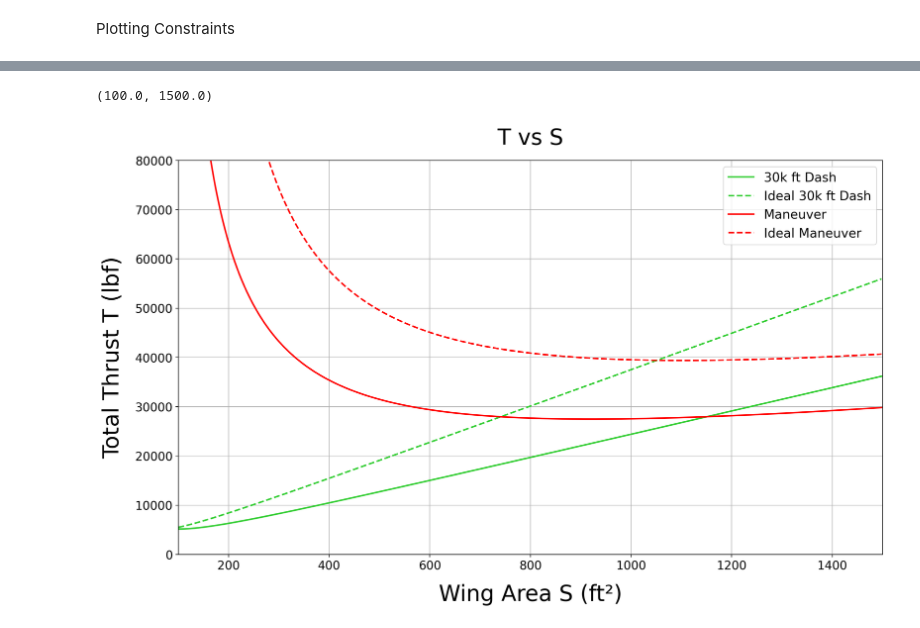
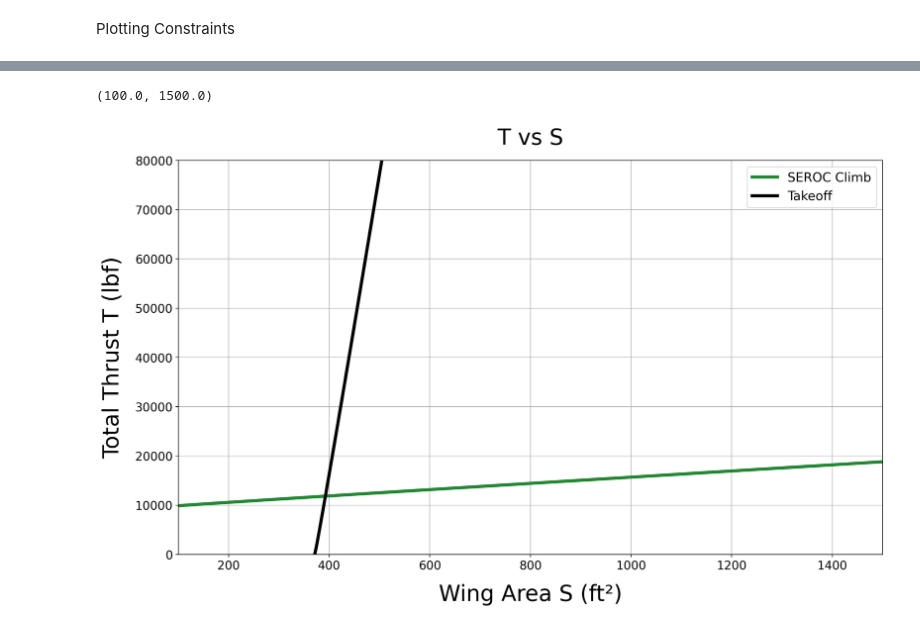
Before and after one commit to kiemurray/EAE130_team9ZALKAS_project, a Jupyter notebook: T-S-diagram.ipynb, the cells around one changed output, grey strips where cells are left out. Cells and saved outputs as stored; diff of their text form; code cells hidden in the pictures.

```diff
--- a/T-S-diagram.ipynb
+++ b/T-S-diagram.ipynb
@@ -641,19 +644,20 @@ fig = plt.figure(figsize=(16,9))
 plt.title('T vs S',fontsize=28, pad = 20)
 plt.xlabel("Wing Area S (ft²)",fontsize=28, labelpad=15)
 plt.ylabel("Total Thrust T (lbf)",fontsize=28, labelpad=15)
-# plt.plot(S_wing_grid, T_cruise, color='blue', linewidth=2, label='Cruise')
-# plt.plot(S_wing_grid, T_SLdash, color='cyan', linewidth=2, label='SL Dash')
+# plt.plot(S_wing_grid, T_cruise, color='#4477AA', linewidth=4, label='Cruise')
+# plt.plot(S_wing_grid, T_SLdash, color='#BBBBBB', linewidth=4, label='SL Dash')
 # plt.plot(S_wing_grid, T_SLdashideal, color='cyan', linewidth=2,linestyle='--', label='Ideal SL Dash')
-plt.plot(S_wing_grid, T_30dash, color='limegreen',  linewidth=2,label='30k ft Dash')
-plt.plot(S_wing_grid, T_30dashideal, color='limegreen',  linewidth=2, linestyle='--', label='Ideal 30k ft Dash')
-plt.plot(S_wing_grid, T_maneuver, color='red', linewidth=2,label='Maneuver')
-plt.plot(S_wing_grid, T_maneuverideal, color='red', linewidth=2, linestyle='--', label='Ideal Maneuver')
-# plt.plot(S_wing_grid, T_ceiling, color='darkgreen', linewidth=2, label='Ceiling (50k ft)')
-# plt.plot(S_wing_grid, T_climb, color='orange', linewidth=2, label='SEROC Climb')
-# plt.plot(S_W_S_array_takeoff, T_grid, color='black', linewidth=2, label = 'Takeoff')
+# plt.plot(S_wing_grid, T_30dash, color='#CCBB44',  linewidth=4,label='30k ft Dash')
+# plt.plot(S_wing_grid, T_30dashideal, color='#CCBB44',  linewidth=4, linestyle='--', label='Ideal 30k ft Dash')
+# plt.plot(S_wing_grid, T_maneuver, color='#EE6677', linewidth=4,label='Maneuver')
+# plt.plot(S_wing_grid, T_maneuverideal, color='#EE6677', linewidth=4, linestyle='--', label='Ideal Maneuver')
+# plt.plot(S_wing_grid, T_ceiling, color="#C55600", linewidth=4, label='Ceiling (50k ft)')
+plt.plot(S_wing_grid, T_climb, color='#228833', linewidth=4, label='SEROC Climb')
+plt.plot(S_W_S_array_takeoff, T_grid, color='black', linewidth=4, label = 'Takeoff')
 # plt.plot(S_W_S_array_landing_runway, T_grid, color='magenta', linewidth=2, linestyle='--', label = 'Landing on 3000ft Runway')
-# plt.plot(S_W_S_array_landing_arrestor, T_grid, color='magenta', linewidth=2, label = 'Arrestor Landing')
-# plt.plot(S_W_S_array_stall, T_grid, color='purple', linewidth=2, label = 'Stall')
+# plt.plot(S_W_S_array_landing_arrestor, T_grid, color='#AA3377', linewidth=4, label = 'Arrestor Landing')
+# plt.plot(S_W_S_array_stall, T_grid, color='#66CCEE', linewidth=4, label = 'Stall')
+
 
 S_main = np.array(S_wing_grid)
 T_top = 100000
@@ -717,31 +721,31 @@ mask = (
 #     (S_J39C, T_J39C_wet, "J39C"),
 #     # (S_Su33, T_Su33_wet, "Su-33"),
 #     (S_Su34, T_Su34_wet, "Su-34"),
 #     (S_Typhoon, T_Typhoon_wet, "Typhoon"),
 #     (S_Rafale_M, T_Rafale_M_wet, "Rafale M"),
 #     (S_F18_E_M, T_F18_E_wet, "F/A-18E"),
 #     #(S_F35C, T_F35C_wet, "F35-C"),
 #     (S_F16C, T_F16C_wet, "F-16C"),
 #     # (S_F22A, T_F22A_wet, "F-22A"),
 #     (S_Gripen, T_Gripen_wet, "Gripen E"),
 #     (S_F15C, T_F15C_wet, "F-15C")]
 # #plots and labels comparable aircraft
 # for S, T, name in aircraft_points:
 #     plt.plot(S, T, marker='^', markersize=5, color='black')
 #     plt.annotate(name, (S, T), xytext=(5,5), textcoords='offset points',fontsize=16)
 
 plt.xticks(fontsize=15)
 plt.yticks(fontsize=15)
 
 # plt.plot(S_ZALKAS, T_ZALKAS, marker='*', color='gold', markersize=15,  markeredgecolor='black', zorder=5)
 # plt.annotate('ZALKAS Fighter', (S_ZALKAS, T_ZALKAS), xytext=(5,5), textcoords='offset points',fontsize=16)
 plt.grid(True)
 plt.legend(loc='upper right',fontsize=16)
 
 fig.set_dpi(200)
 
 plt.ylim(0,80000)
 plt.xlim(100,1500)
 # %% [output]
 (100.0, 1500.0)
-[figure, old version]
+[figure, new version]
```
Also changed, not shown: parts of 1 cell of this notebook, 2 other files.
